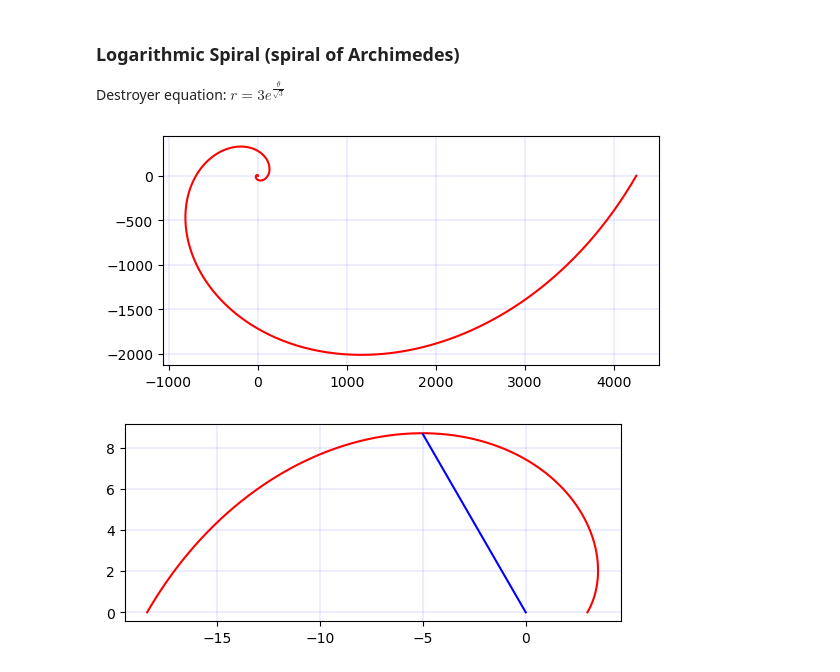
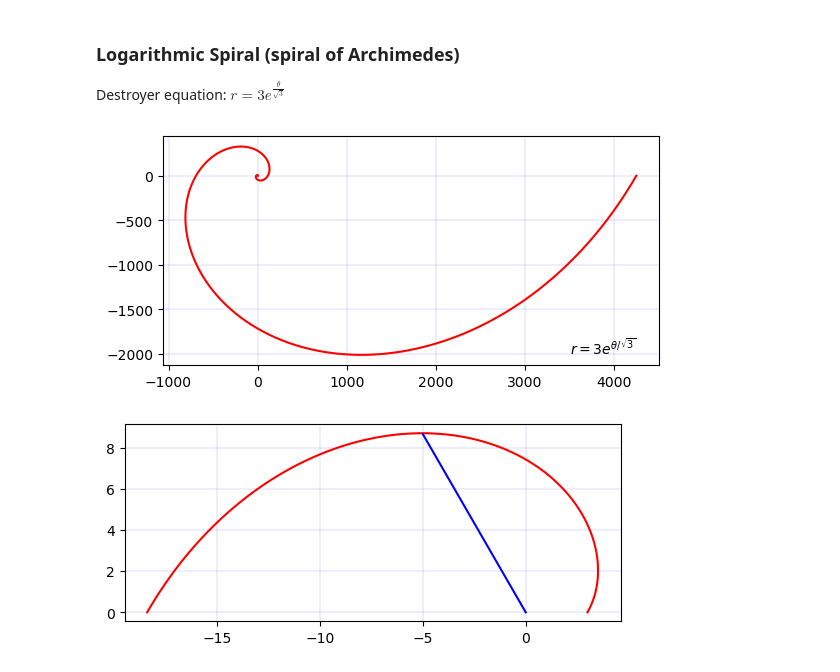
Before and after one commit to expofx/diffeq, a Jupyter notebook: diffeq.ipynb, the cells around one changed output. Drawn from its saved outputs; the diff is of its cells as text; code cells hidden in the pictures.

```diff
--- a/diffeq.ipynb
+++ b/diffeq.ipynb
@@ -76,24 +76,25 @@ Destroyer equation: $r=3e^\frac{\theta}{\sqrt{3}}$
 # %%
 ### plot logarithmic spiral ###
 
 # define the function
 
 def r(theta): return 3*np.exp(theta/np.sqrt(3))
 
 # define the range of theta
 
 theta = np.linspace(0, 4*math.pi, 1000)
 
 # plot the curve
 
 plt.plot(r(theta)*np.cos(theta), r(theta)*np.sin(theta), 'r')
 plt.gca().set_aspect('equal', adjustable='box') # center plot and set equal aspect ratio
 # plt.axhline(y=0, color='k') # axis lines
 # plt.axvline(x=0, color='k')
+plt.text(3500, -2000, r'$r = 3e^{\theta/\sqrt{3}}$', fontsize=10)
 plt.grid(color='b', linestyle='-', linewidth=0.1)
 plt.show()
 # %% [output]
-[figure, old version]
+[figure, new version]
 # %%
 ### zooming in on the intercept
 
```
Also changed, not shown: parts of 3 cells of this notebook.
